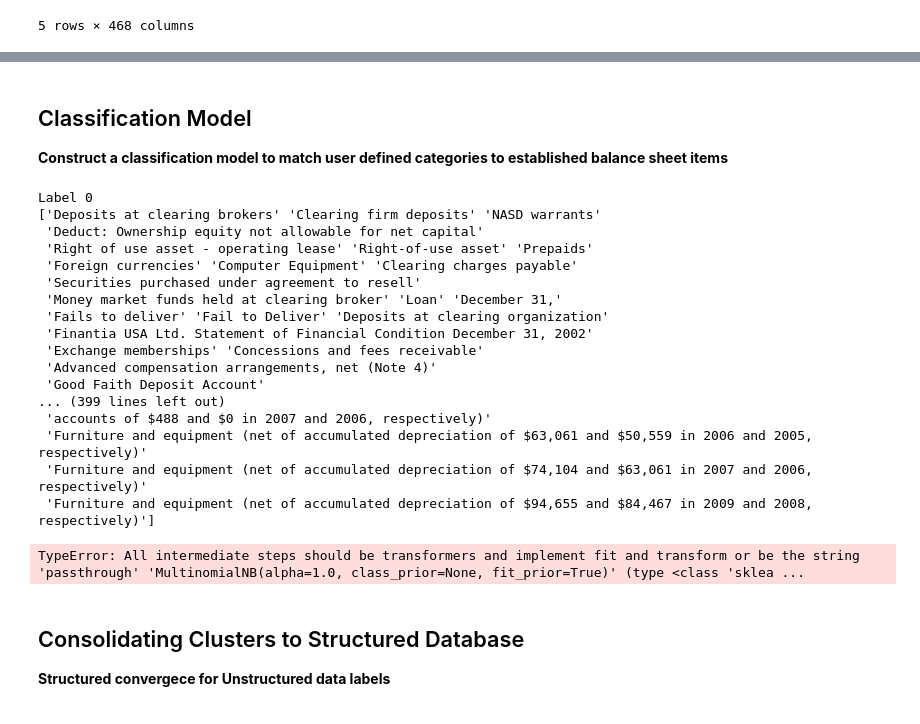
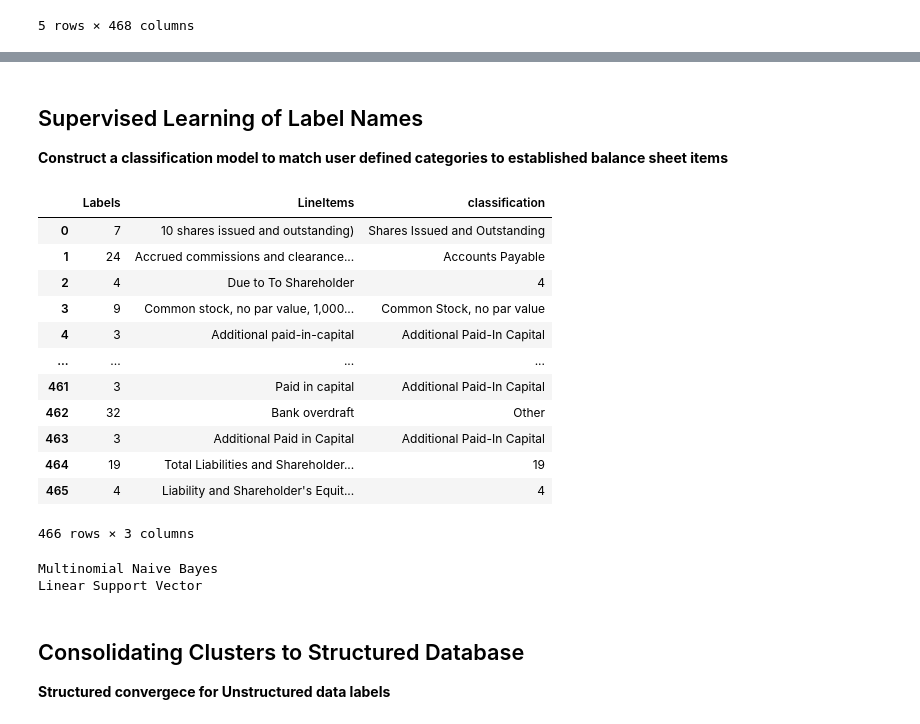
Before and after one commit to fernando-duarte/X17A5, a Jupyter notebook: buildDatabase.ipynb, the cells around one changed output, grey strips where cells are left out. Cells and saved outputs as stored; diff of their text form; code cells hidden in the pictures.

Commit message:
Extended LDA work and began classification model

```diff
--- a/buildDatabase.ipynb
+++ b/buildDatabase.ipynb
@@ -713,4 +826,4 @@ iteration: 10 of max_iter: 10
 # %% [markdown]
-## Classification Model
+## Supervised Learning of Label Names
 **Construct a classification model to match user defined categories to established balance sheet items**
 # %%
@@ -718,26 +831,31 @@ from sklearn.pipeline import Pipeline
 from sklearn.svm import LinearSVC
 from sklearn.naive_bayes import MultinomialNB
 from sklearn.model_selection import train_test_split
-# %%
-for i in range(clusters):
-    print('Label', i)
-    print(df[df.Labels == i].LineItems.values)
-    print()
-# %% [output]
-Label 0
-['Deposits at clearing brokers' 'Clearing firm deposits' 'NASD warrants'
- 'Deduct: Ownership equity not allowable for net capital'
- 'Right of use asset - operating lease' 'Right-of-use asset' 'Prepaids'
- 'Foreign currencies' 'Computer Equipment' 'Clearing charges payable'
- 'Securities purchased under agreement to resell'
- 'Money market funds held at clearing broker' 'Loan' 'December 31,'
- 'Fails to deliver' 'Fail to Deliver' 'Deposits at clearing organization'
- 'Finantia USA Ltd. Statement of Financial Condition December 31, 2002'
- 'Exchange memberships' 'Concessions and fees receivable'
- 'Advanced compensation arrangements, net (Note 4)'
- 'Good Faith Deposit Account'
-... (399 lines left out)
- 'accounts of $488 and $0 in 2007 and 2006, respectively)'
- 'Furniture and equipment (net of accumulated depreciation of $63,061 and $50,559 in 2006 and 2005, respectively)'
- 'Furniture and equipment (net of accumulated depreciation of $74,104 and $63,061 in 2007 and 2006, respectively)'
- 'Furniture and equipment (net of accumulated depreciation of $94,655 and $84,467 in 2009 and 2008, respectively)']
+# %%
+# manualy assigning label names to corresponding cluster labels according to personal bias
+labelReplace = {1: 'Shares Issued and Outstanding', 3: 'Additional Paid-In Capital', 5: 'Accounts Payable',
+                6: 'Tax Payable/Deferred', 7: 'Shares Issued and Outstanding', 8: 'Accrued Liabilites',
+                9: 'Common Stock, no par value', 12: 'Retained Earnings / Accumulated Deficit',
+                13: 'Payable to Affiliates', 14: 'Securities sold short', 15: 'Payable to broker-dealer',
+                16: 'Accrued Payable & Expenses', 17: 'Subordinated Borrowing', 20: 'Payable to Affiliates',
+                23: 'Net Income', 24: 'Accounts Payable', 26: 'Accounts Payable', 27: 'Common Stock, no par value',
+                28: 'Payable to broker-dealer', 30: 'Payable to Affiliates', 31: 'Accounts Payable', 32: 'Other',
+                34: 'Common Stock, no par value'}
+# %%
+df2['classification'] = df2['Labels'].replace(labelReplace)
+# %%
+df2
+# %% [output]
+|  | Labels | LineItems | classification |
+| 0 | 7 | 10 shares issued and outstanding) | Shares Issued and Outstanding |
+| 1 | 24 | Accrued commissions and clearance... | Accounts Payable |
+| 2 | 4 | Due to To Shareholder | 4 |
+| 3 | 9 | Common stock, no par value, 1,000... | Common Stock, no par value |
+| 4 | 3 | Additional paid-in-capital | Additional Paid-In Capital |
+| ... | ... | ... | ... |
+| 461 | 3 | Paid in capital | Additional Paid-In Capital |
+| 462 | 32 | Bank overdraft | Other |
+| 463 | 3 | Additional Paid in Capital | Additional Paid-In Capital |
+| 464 | 19 | Total Liabilities and Shareholder... | 19 |
+| 465 | 4 | Liability and Shareholder's Equit... | 4 |
+466 rows × 3 columns
@@ -746,6 +868 @@ Label 0
 X_train, X_test, y_train, y_test = train_test_split(X, y, test_size=0.33, random_state=1)
-# %%
-# develop Pipeline to run against basket of models
-pipe = Pipeline([('naives', MultinomialNB()), ('svc', LinearSVC())])
-# %% [output]
-TypeError: All intermediate steps should be transformers and implement fit and transform or be the string 'passthrough' 'MultinomialNB(alpha=1.0, class_prior=None, fit_prior=True)' (type <class 'sklea ...
@@ -752,3 +873,22 @@ TypeError: All intermediate steps should be transformers and implement fit and t
+# %%
+# develop list of models to perform classification
+names = ['Multinomial Naive Bayes', 'Linear Support Vector']
+classifiers = [MultinomialNB(), LinearSVC()]
+
+for i, mdl in zip(names, classifiers):
+    print(i)
+    # fit model against training data set
+    mdl.fit(X_train, y_test)
+
+    # predict against reserved out-of-sample example
+    y_pred = mdl.predict(X_test)
+
+
+    print()
+    print()
+# %% [output]
+Multinomial Naive Bayes
+Linear Support Vector
 # %% [markdown]
 ## Consolidating Clusters to Structured Database
 **Structured convergece for Unstructured data labels**
```
Also changed, not shown: parts of 28 cells of this notebook.
